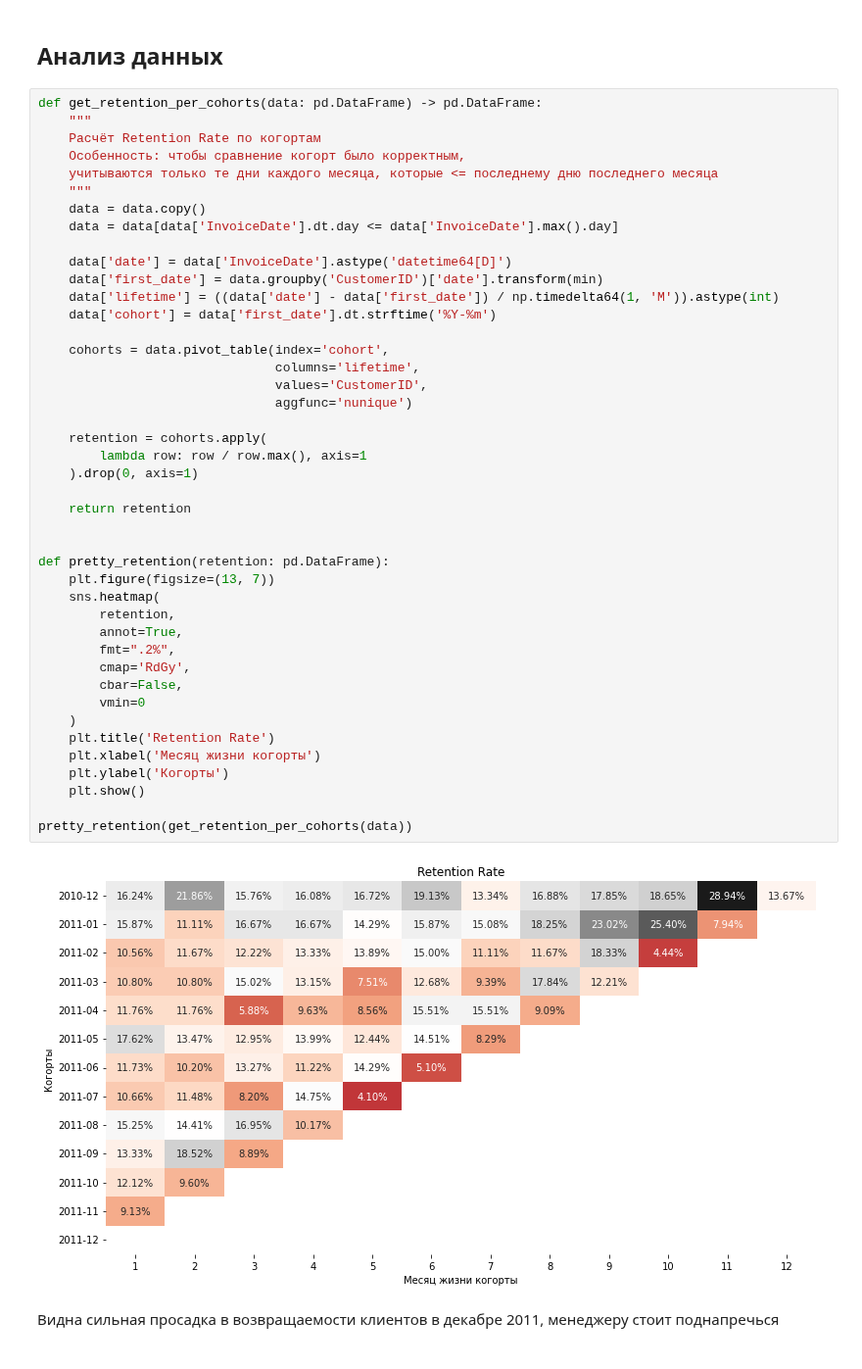
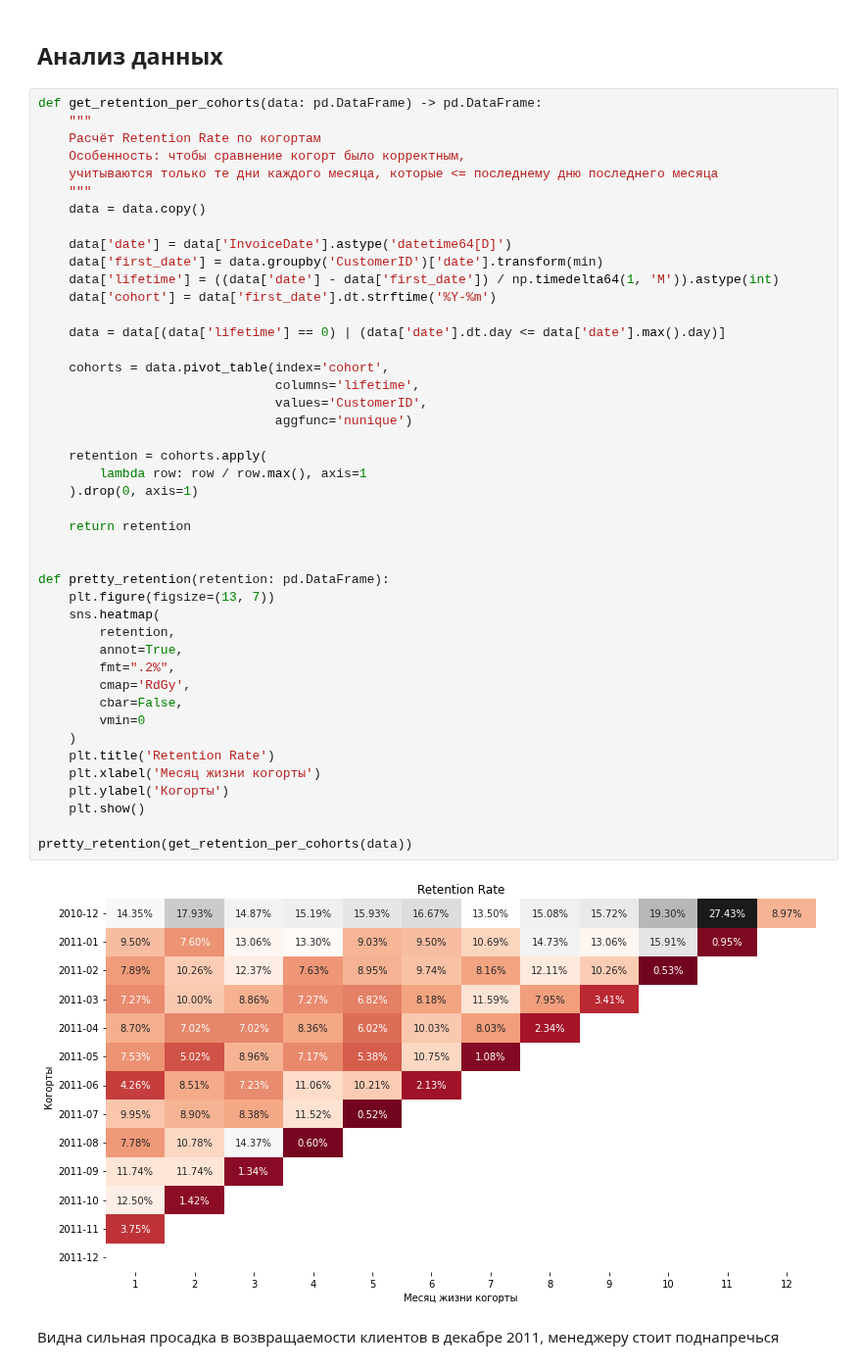
Before and after one commit to ivladii/AAA, a Jupyter notebook: retention/retention.ipynb, the cells around one changed output. Shown at 98% size. Drawn from its saved outputs; the diff is of its cells as text.

```diff
--- a/retention/retention.ipynb
+++ b/retention/retention.ipynb
@@ -44,42 +44,43 @@ def get_retention_per_cohorts(data: pd.DataFrame) -> pd.DataFrame:
     учитываются только те дни каждого месяца, которые <= последнему дню последнего месяца
     """
     data = data.copy()
-    data = data[data['InvoiceDate'].dt.day <= data['InvoiceDate'].max().day]
 
     data['date'] = data['InvoiceDate'].astype('datetime64[D]')
     data['first_date'] = data.groupby('CustomerID')['date'].transform(min)
     data['lifetime'] = ((data['date'] - data['first_date']) / np.timedelta64(1, 'M')).astype(int)
     data['cohort'] = data['first_date'].dt.strftime('%Y-%m')
+
+    data = data[(data['lifetime'] == 0) | (data['date'].dt.day <= data['date'].max().day)]
 
     cohorts = data.pivot_table(index='cohort',
                                columns='lifetime',
                                values='CustomerID',
                                aggfunc='nunique')
 
     retention = cohorts.apply(
         lambda row: row / row.max(), axis=1
     ).drop(0, axis=1)
 
     return retention
 
 
 def pretty_retention(retention: pd.DataFrame):
     plt.figure(figsize=(13, 7))
     sns.heatmap(
         retention,
         annot=True,
         fmt=".2%",
         cmap='RdGy',
         cbar=False,
         vmin=0
     )
     plt.title('Retention Rate')
     plt.xlabel('Месяц жизни когорты')
     plt.ylabel('Когорты')
     plt.show()
 
 pretty_retention(get_retention_per_cohorts(data))
 # %% [output]
-[figure, old version]
+[figure, new version]
 # %% [markdown]
 Видна сильная просадка в возвращаемости клиентов в декабре 2011, менеджеру стоит поднапречься
```
